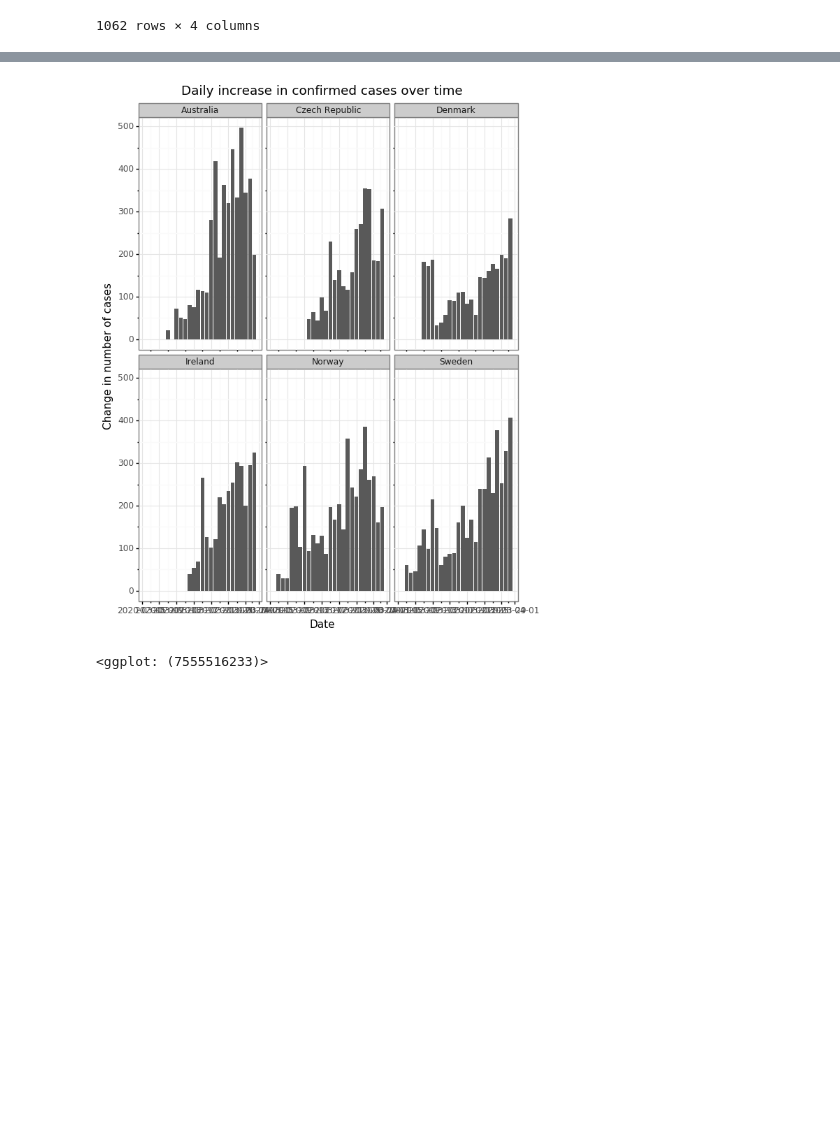
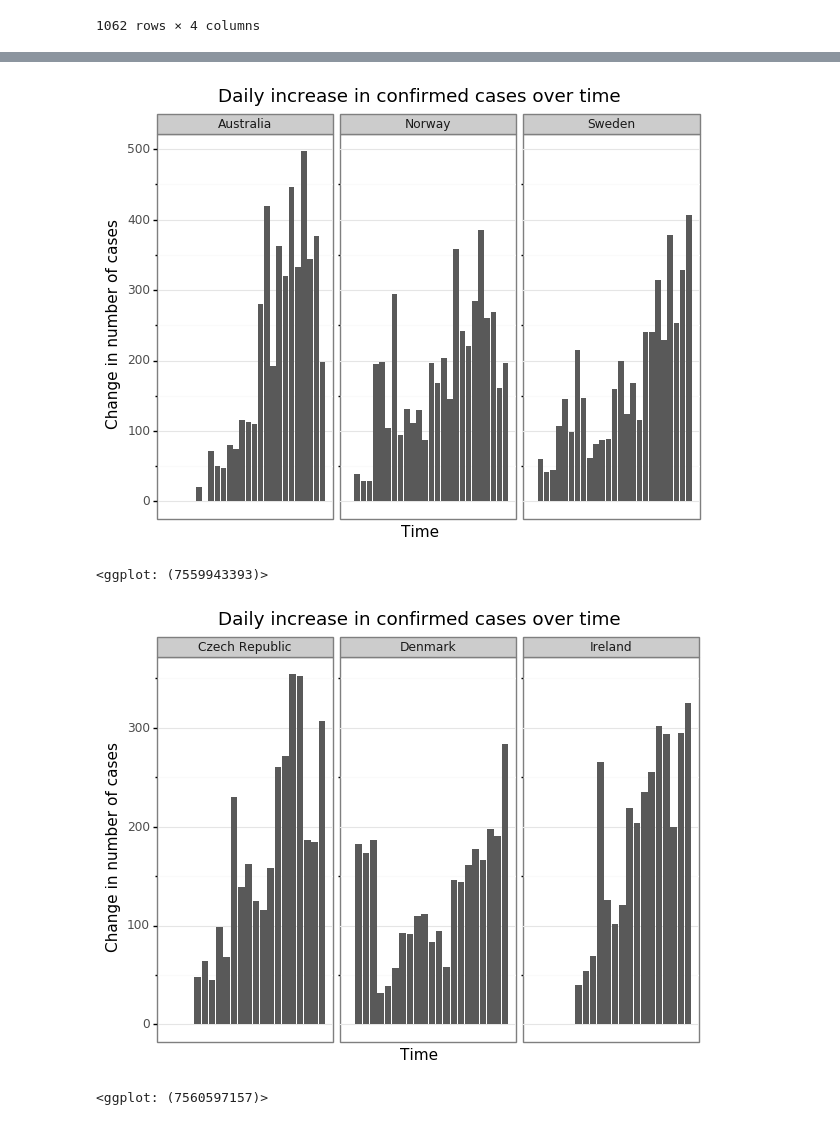
Before and after one commit to mstone2401/covid19_analysis, a Jupyter notebook: COVID-19 Country growth analysis.ipynb, the cells around one changed output, grey strips where cells are left out. Cells and saved outputs as stored; diff of their text form; code cells hidden in the pictures; blank space fills up the shorter version.

```diff
--- a/COVID-19 Country growth analysis.ipynb
+++ b/COVID-19 Country growth analysis.ipynb
@@ -599,5 +610,10 @@ plot_daily_change(df_daily_changes, 'Change_in_cases', country_group4)
 # %%
-plot_daily_change(df_daily_changes, 'Change_in_cases', country_group5)
+plot_daily_change(df_daily_changes, 'Change_in_cases', countries_grouped[3])
 # %% [output]
-[figure, old version]
+[figure, new version]
-<ggplot: (7555516233)>
+<ggplot: (7559943393)>
+# %%
+plot_daily_change(df_daily_changes, 'Change_in_cases', countries_grouped[2])
+# %% [output]
+[figure, added]
+<ggplot: (7560597157)>
```
Also changed, not shown: parts of 14 cells of this notebook.
